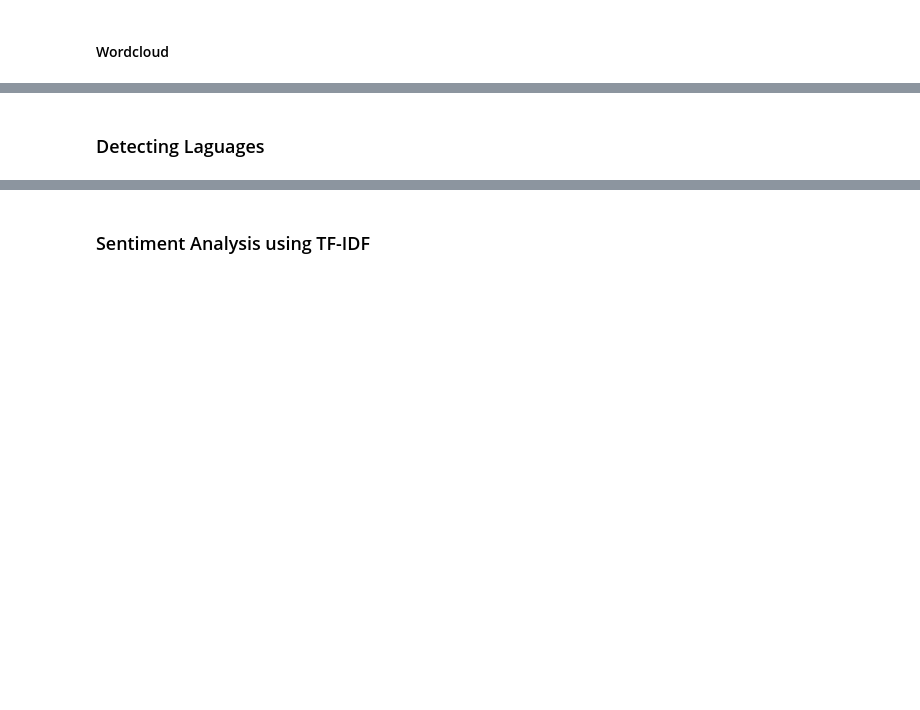
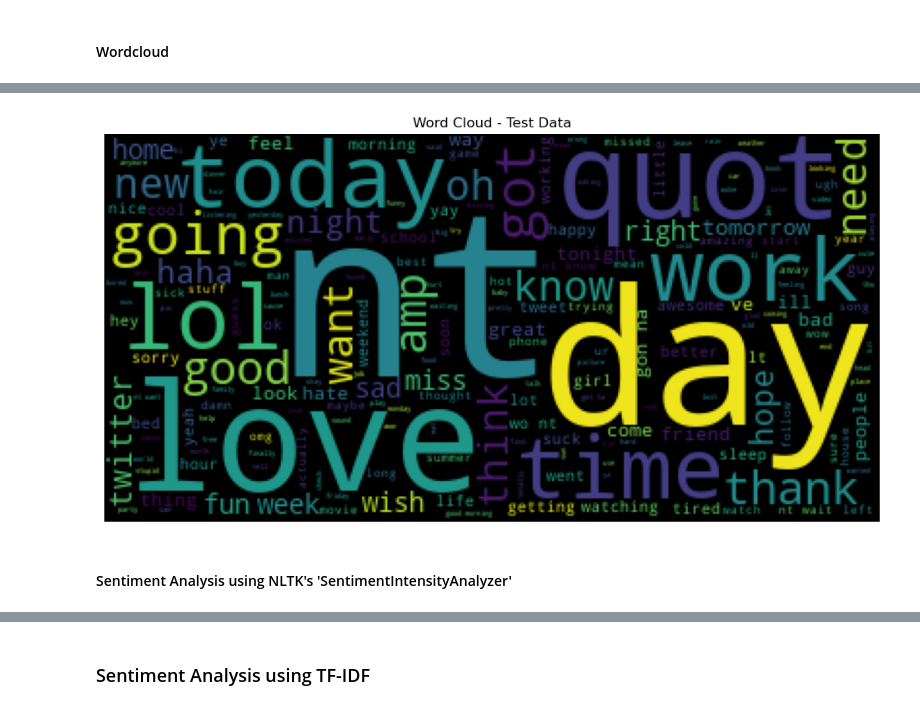
Before and after one commit to lavkushsingh31/NLP_Codes, a Jupyter notebook: Practice Udemy - Introduction to NLP IV.ipynb, the cells around one changed output, grey strips where cells are left out. Cells and saved outputs as stored; diff of their text form; code cells hidden in the pictures; blank space fills up the shorter version.

Commit message:
added sentiment classifier using nltk

```diff
--- a/Practice Udemy - Introduction to NLP IV.ipynb
+++ b/Practice Udemy - Introduction to NLP IV.ipynb
@@ -334,2 +343,12 @@ plt.axis('off');
+# %%
+word_cloud = WordCloud()
+word_cloud = word_cloud.generate(X_test_cleaned_concatd)
+
+plt.figure(figsize=(12,12))
+plt.imshow(word_cloud)
+plt.axis('off')
+plt.title("Word Cloud - Test Data");
+# %% [output]
+[figure, added]
 # %% [markdown]
-### Detecting Laguages
+#### Sentiment Analysis using NLTK's 'SentimentIntensityAnalyzer'
```
Also changed, not shown: parts of 89 cells of this notebook.
